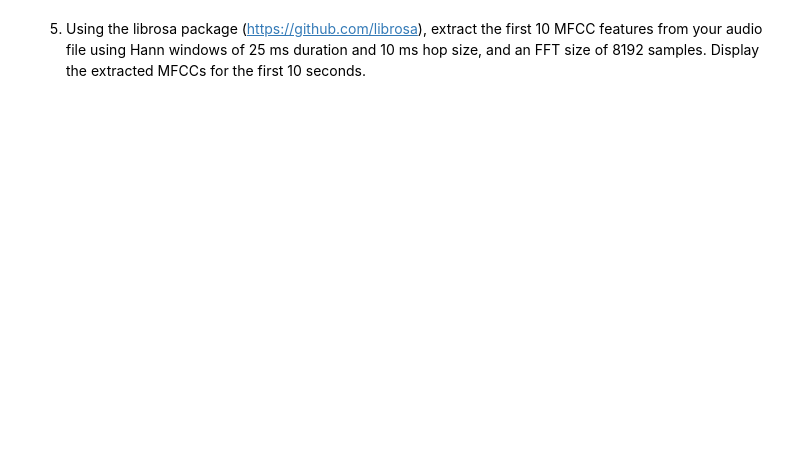
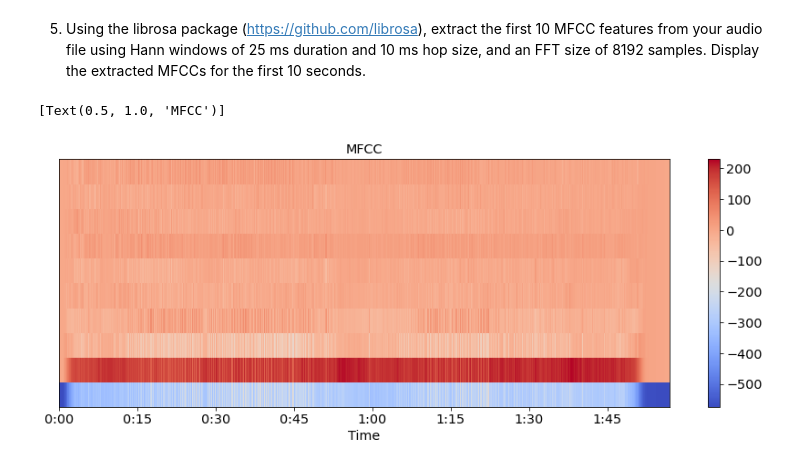
Before and after one commit to sergi-andreu/MusicInformatics, a Jupyter notebook: Lab 1 Signal processings/DT2470_lab01.ipynb, the cells around one changed output. Cells and saved outputs as stored; diff of their text form; code cells hidden in the pictures; blank space fills up the shorter version.

```diff
--- a/Lab 1 Signal processings/DT2470_lab01.ipynb
+++ b/Lab 1 Signal processings/DT2470_lab01.ipynb
@@ -319,0 +378,19 @@ where $X[k]$ is the DFT of $x[n]$, and $F_s$ is the sampling rate.
+# %%
+# add your code below
+
+hop_size1 = int(0.010 * sample_rate)
+
+mfccs = librosa.feature.mfcc(y=samples[ind],
+                     sr=sample_rate,
+                     n_mfcc=10,
+                     hop_length=hop_size1
+                     )
+
+
+fig, ax = plt.subplots()
+img = librosa.display.specshow(mfccs, x_axis='time', ax=ax)
+fig.colorbar(img, ax=ax)
+ax.set(title='MFCC')
+# %% [output]
+[Text(0.5, 1.0, 'MFCC')]
+[figure, added]
```
Also changed, not shown: parts of 7 cells of this notebook.
